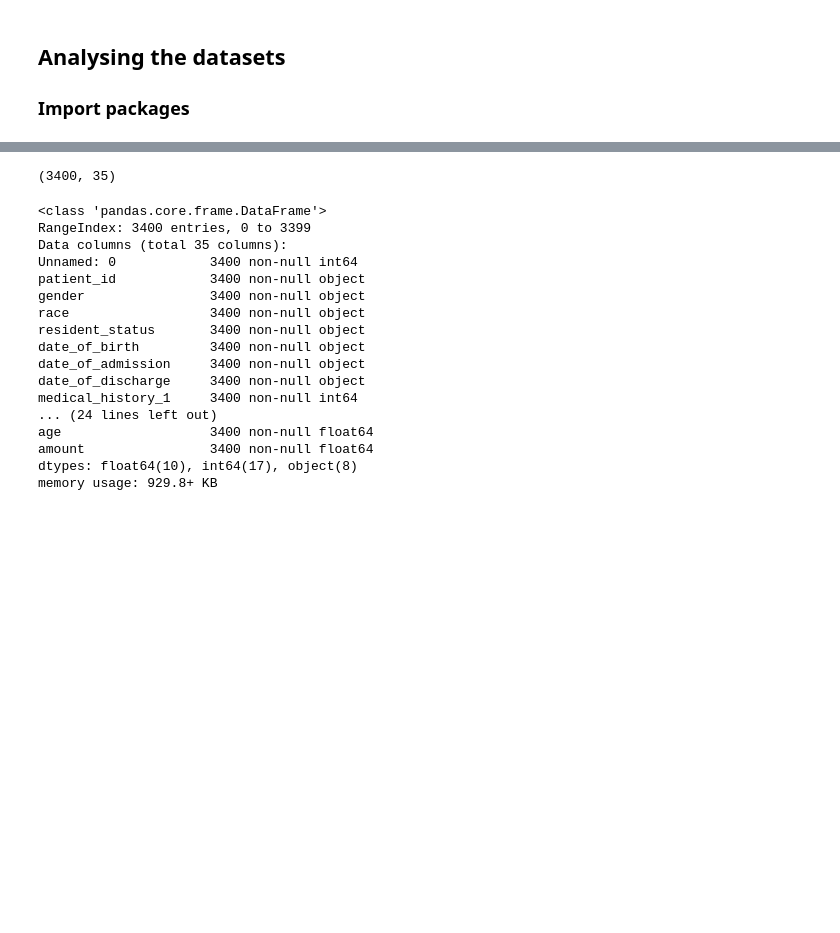
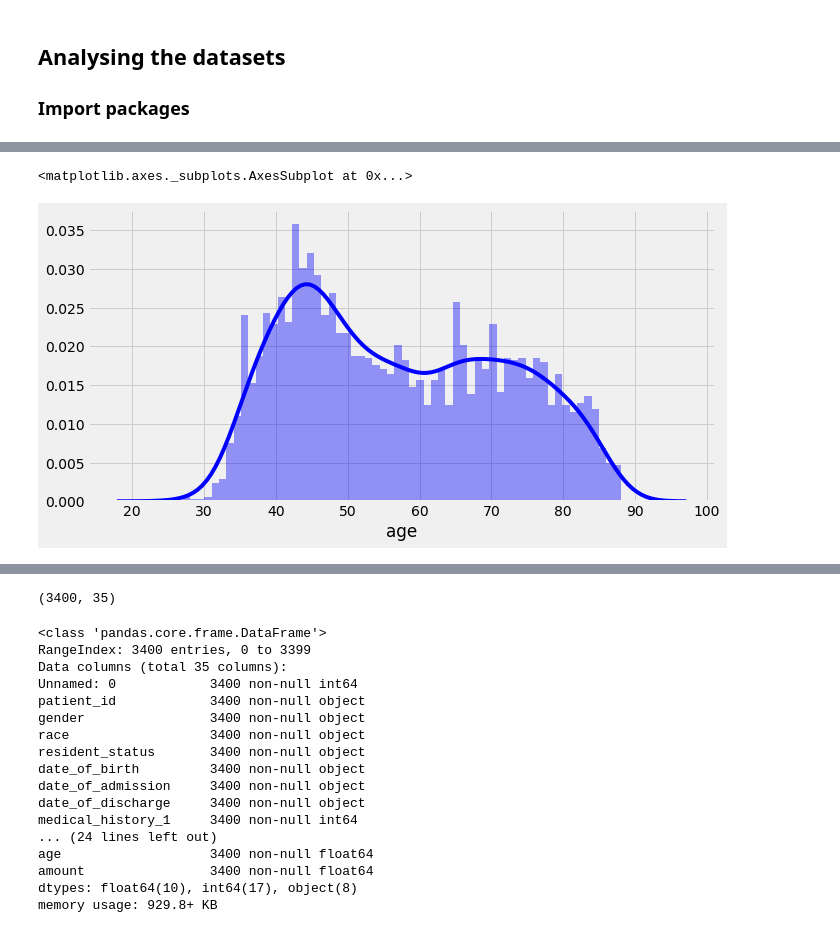
Before and after one commit to hafsalaeeque/cost-in-healthcare-DS-proj, a Jupyter notebook: Analysis for healthcare - Part 2.ipynb, the cells around one changed output, grey strips where cells are left out. Saved outputs shown, nothing was run; the diff lists cells and outputs as text; code cells hidden in the pictures; blank space fills up the shorter version.

```diff
--- a/Analysis for healthcare - Part 2.ipynb
+++ b/Analysis for healthcare - Part 2.ipynb
@@ -34,0 +94,7 @@ A1 - Let's load the first dataset `bill_amount.csv`.
+# %%
+plt.figure(figsize=(10,5))
+
+sns.distplot(df['age'], bins = 60, kde = True, color ='b')
+# %% [output]
+<matplotlib.axes._subplots.AxesSubplot at 0x...>
+[figure, added]
```
Also changed, not shown: parts of 105 cells of this notebook.
